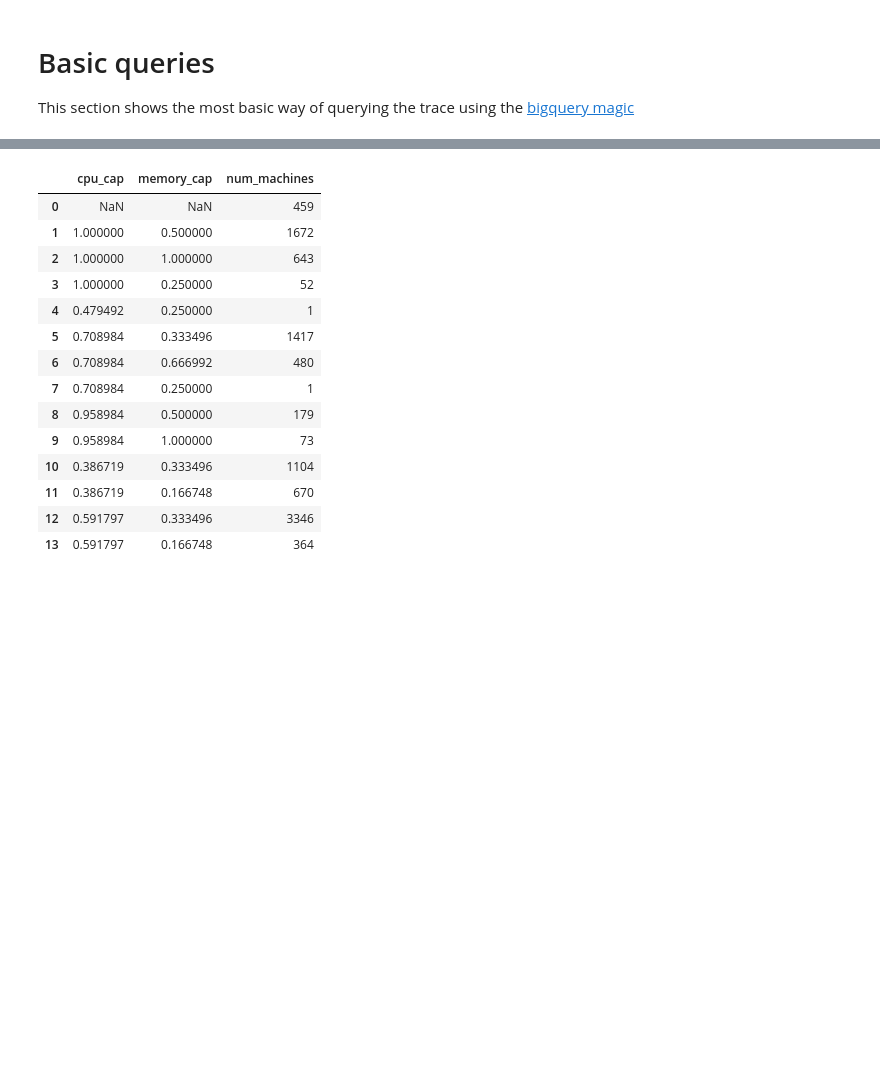
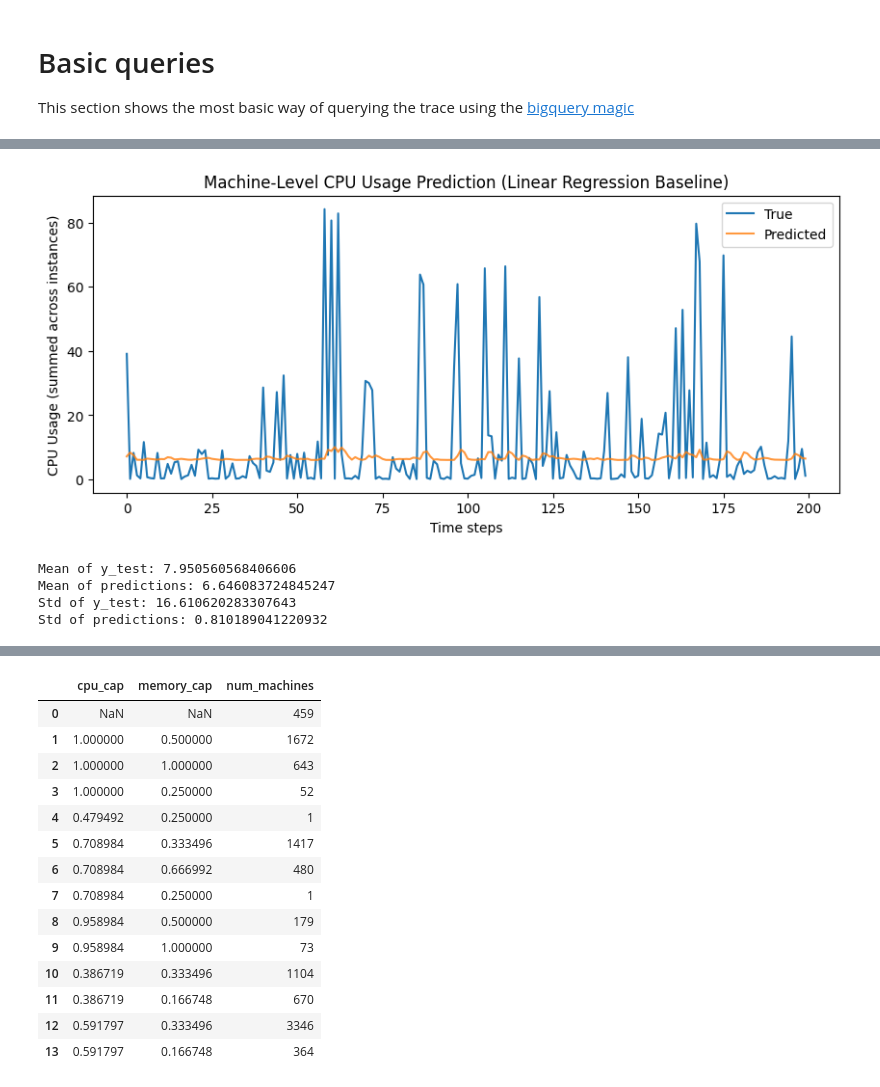
Before and after one commit to jessieou/google-cluster, a Jupyter notebook: clusterdata_analysis_colab.ipynb, the cells around one changed output, grey strips where cells are left out. Cells and saved outputs as stored; diff of their text form; code cells hidden in the pictures; blank space fills up the shorter version.

```diff
--- a/clusterdata_analysis_colab.ipynb
+++ b/clusterdata_analysis_colab.ipynb
@@ -74,0 +265,13 @@ Job ID: cd9c13d6-52d7-4adb-8e98-3af5d0d284e1
+# %%
+# Drop rows without full history
+lag_cols = [c for c in machine_ts.columns if c.startswith('cpu_usage_lag')]
+machine_ts = machine_ts.dropna(subset=lag_cols)
+
+# --- Chronological Train/test split (first 80% train, last 20% test) ---
+features = lag_cols
+X = machine_ts[features]
+y = machine_ts['cpu_usage']
+
+split = int(0.8 * len(machine_ts))
+X_train, X_test = X.iloc[:split], X.iloc[split:]
+y_train, y_test = y.iloc[:split], y.iloc[split:]
@@ -74,0 +291,14 @@ Job ID: cd9c13d6-52d7-4adb-8e98-3af5d0d284e1
+# %%
+from sklearn.linear_model import LinearRegression
+from sklearn.metrics import mean_squared_error
+# --- Baseline model ---
+model = LinearRegression()
+model.fit(X_train, y_train)
+y_pred = model.predict(X_test)
+rmse = mean_squared_error(y_test, y_pred)
+print(f"Baseline Linear Regression RMSE: {rmse:.6f}")
+
+# human-readable timestamp for plotting later -> window start (in microseconds since trace start) for each row
+machine_ts['window_start_us'] = t0 + machine_ts['win'] * FIVE_MIN_US
+# datetime-like labels for charts, scale down before to_timedelta
+machine_ts['ts_plot'] = pd.Timestamp('2019-01-01') + pd.to_timedelta(machine_ts['window_start_us'] / 1e6, unit='s')
@@ -74,0 +317,23 @@ Job ID: cd9c13d6-52d7-4adb-8e98-3af5d0d284e1
+# %%
+
+
+plt.figure(figsize=(10,4))
+plt.plot(y_test.values[:200], label='True')
+plt.plot(y_pred[:200], label='Predicted', alpha=0.8)
+plt.title("Machine-Level CPU Usage Prediction (Linear Regression Baseline)")
+plt.xlabel("Time steps")
+plt.ylabel("CPU Usage (summed across instances)")
+plt.legend()
+plt.show()
+# %% [output]
+[figure, added]
+# %%
+print("Mean of y_test:", y_test.mean())
+print("Mean of predictions:", y_pred.mean())
+print("Std of y_test:", y_test.std())
+print("Std of predictions:", y_pred.std())
+# %% [output]
+Mean of y_test: 7.950560568406606
+Mean of predictions: 6.646083724845247
+Std of y_test: 16.610620283307643
+Std of predictions: 0.810189041220932
```
Also changed, not shown: parts of 20 cells of this notebook.
